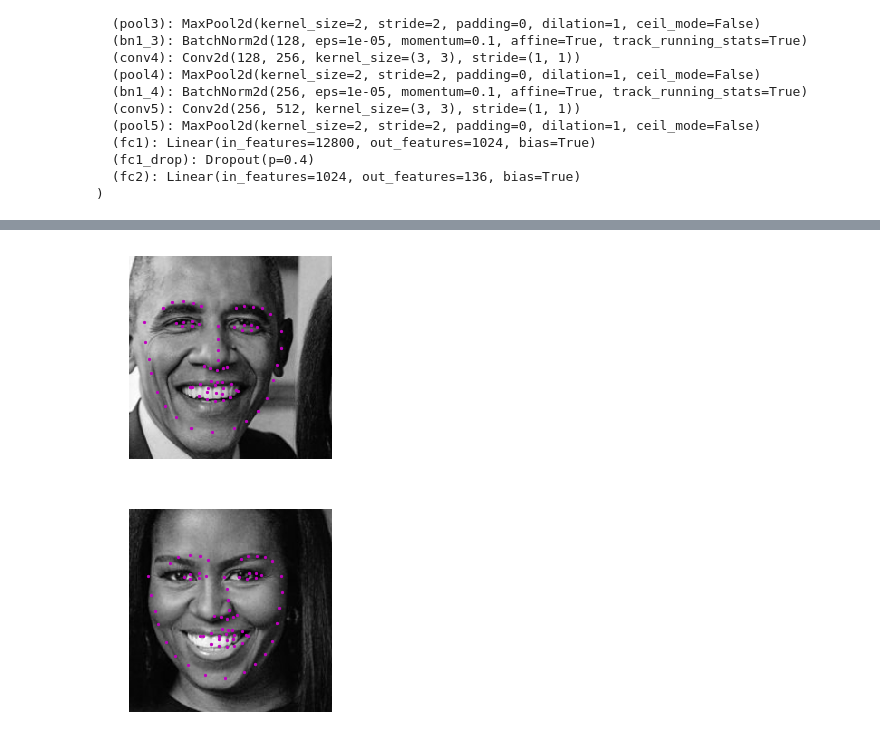
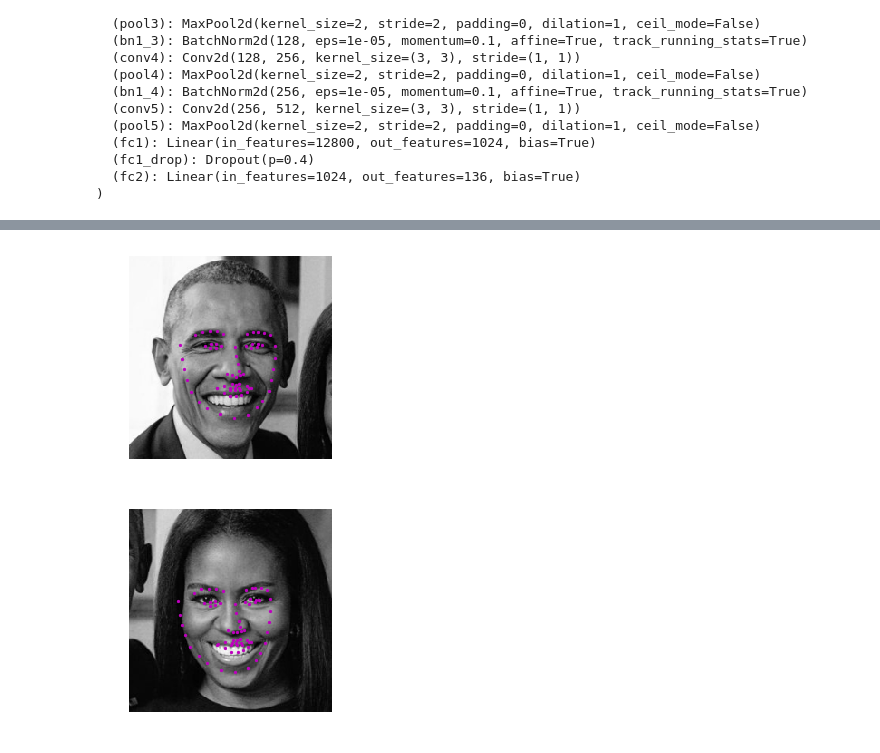
Before and after one commit to MariaSimon-AI/Facial-keypoint-Detection-using-Pytorch, a Jupyter notebook: 3. Facial Keypoint Detection, Complete Pipeline.ipynb, the cells around one changed output, grey strips where cells are left out. Saved outputs shown, nothing was run; the diff lists cells and outputs as text; code cells hidden in the pictures.

Commit message:
Add files via upload
feat: added padding in a more generic way

More area around the detected faces is added to make sure the entire head (the curvature) is in roi . The padding is done in a generic way in all 4 directions of the image, without having to use a constant padding value.

```diff
--- a/3. Facial Keypoint Detection, Complete Pipeline.ipynb
+++ b/3. Facial Keypoint Detection, Complete Pipeline.ipynb
@@ -152,7 +152,7 @@ def show_all_keypoints(image, keypoints):
 # %%
 
 #Including a padding to extract face as  HAAR classifier's bounding box, crops sections of the face
-padding = 40
+margin = int(w*0.3)
 image_copy = np.copy(image)
 
 images, keypoints = [], []
@@ -161,38 +161,39 @@ images, keypoints = [], []
 for (x,y,w,h) in faces:
 
     # Select the region of interest that is the face in the image
-    roi = image_copy[y:y+h+padding, x:x+w+padding]
+    roi = image_copy[max(y-margin,0):min(y+h+margin,image.shape[0]),
+                 max(x-margin,0):min(x+w+margin,image.shape[1])]
     roi_copy = np.copy(roi)
     ## TODO: Convert the face region from RGB to grayscale
     roi = cv2.cvtColor(roi, cv2.COLOR_BGR2GRAY)
 
     ## TODO: Normalize the grayscale image so that its color range falls in [0,1] instead of [0,255]
     roi = roi / 255.0
 
     ## TODO: Rescale the detected face to be the expected square size for your CNN (224x224, suggested)
     roi = cv2.resize(roi, (224, 224))
     images.append(roi)
 
     ## TODO: Reshape the numpy image shape (H x W x C) into a torch image shape (C x H x W)
     if len(roi.shape) == 2:
         roi = np.expand_dims(roi, axis=0)
     else:
         roi = np.rollaxis(roi, 2, 0)
 
     roi = np.expand_dims(roi, axis=0)
 
 
     ## TODO: Make facial keypoint predictions using your loaded, trained network
     net.eval()
 
     roi = torch.from_numpy(roi).type(torch.FloatTensor)
     output_pts = net.forward(roi)
 
     output_pts = output_pts.view(output_pts.size()[0], 68, -1)
     keypoints.append(output_pts[0])
 
     ## TODO:  Display each detected face and the corresponding keypoints
 show_all_keypoints(images, keypoints)
 # %% [output]
-[figure, old version]
+[figure, new version]
-[figure, old version]
+[figure, new version]
```
